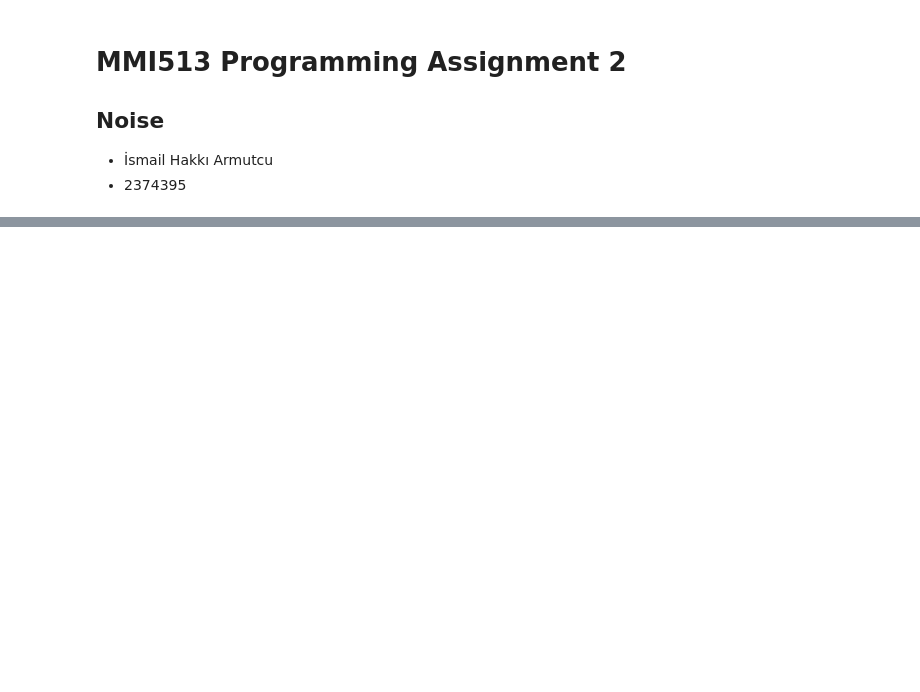
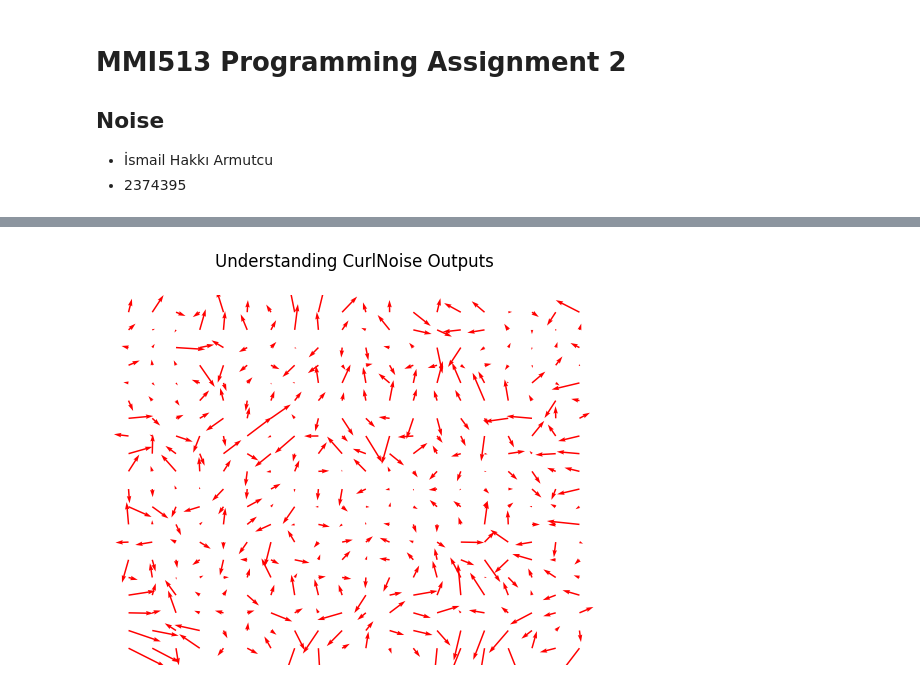
Before and after one commit to Ismail-Armutcu/Algorithms-for-Interactive-Sytems, a Jupyter notebook: MMI_HW2_NOISE.ipynb, the cells around one changed output, grey strips where cells are left out. Cells and saved outputs as stored; diff of their text form; code cells hidden in the pictures; blank space fills up the shorter version.

```diff
--- a/MMI_HW2_NOISE.ipynb
+++ b/MMI_HW2_NOISE.ipynb
@@ -208,0 +181,6 @@ HTML(animation.to_html5_video())
+# %%
+def curlnoise(pos = 0,N = 10):
+  assert(pos>=0 and N>=2)
+  img = turbulencedperlin(pos*5, (pos+1)*5, pos*5, (pos+1)*5, N, N, 3, 0.5, np.sqrt(257))
+  gradientx,gradienty = np.gradient(img)
+  return gradienty,-gradientx
@@ -208,0 +191,26 @@ HTML(animation.to_html5_video())
+# %%
+def understandCurlNoise(frame = 50, N = 20):
+  assert(frame >= 20 and N>=2)
+  def createIndex(size):
+    x=np.linspace(0,size,size)
+    return x,x
+
+  x,y = createIndex(N)
+  u,v =curlnoise(0,N)
+  fig, ax = plt.subplots(1, 1)
+  qr = ax.quiver(x, y, u, v, color='red')
+  ax.axis('off')
+  ax.set_title('Understanding CurlNoise Outputs\n')
+
+  def animate(num, qr, x, y):
+    u,v =curlnoise(num,N)
+    qr.set_UVC(u, v)
+    return qr,
+
+  anim = animation.FuncAnimation(fig, animate, fargs=(qr, x, y),frames=frame,
+                                interval=200, blit=False)
+  return anim
+
+anim = understandCurlNoise()
+HTML(anim.to_html5_video())
+# %% [output]
@@ -208,0 +218 @@ HTML(animation.to_html5_video())
+[figure, added]
```
Also changed, not shown: parts of 10 cells of this notebook.
